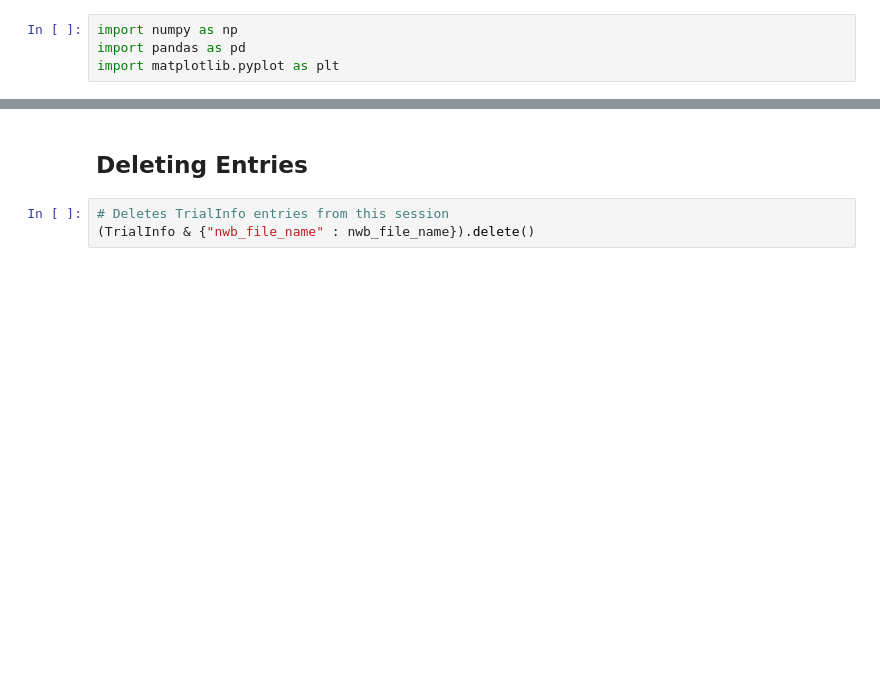
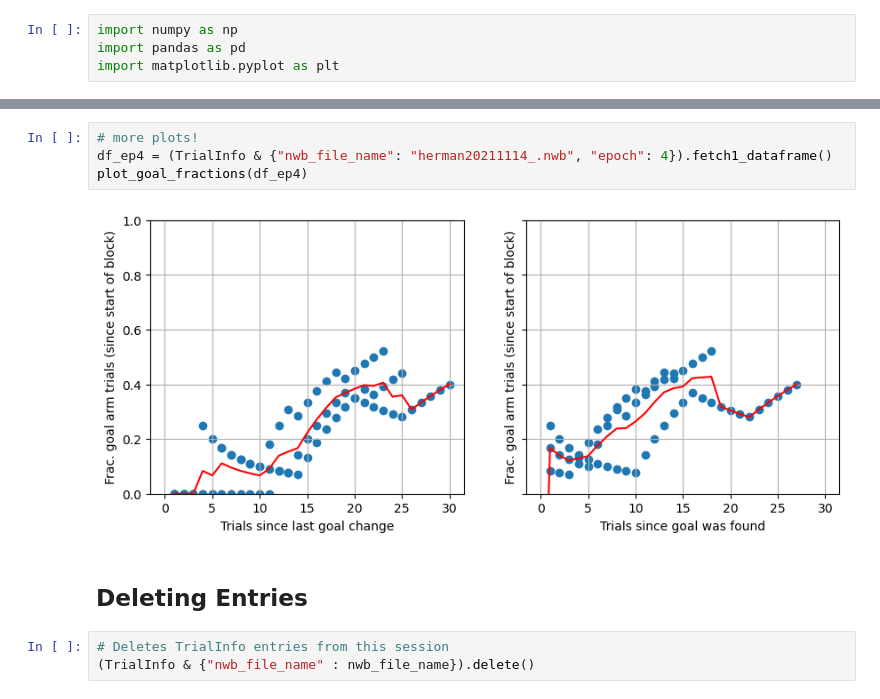
Before and after one commit to gillespielab/gl_spyglass, a Jupyter notebook: notebooks/TrialInfo.ipynb, the cells around one changed output, grey strips where cells are left out. Saved outputs shown, nothing was run; the diff lists cells and outputs as text; blank space fills up the shorter version.

```diff
--- a/notebooks/TrialInfo.ipynb
+++ b/notebooks/TrialInfo.ipynb
@@ -219,3 +226,9 @@ ax2.plot(np.unique(trials_since_found[mask]), avg_goal_fraction)
+# %%
+# more plots!
+df_ep4 = (TrialInfo & {"nwb_file_name": "herman20211114_.nwb", "epoch": 4}).fetch1_dataframe()
+plot_goal_fractions(df_ep4)
+# %% [output]
+[figure, added]
 # %% [markdown]
 ## Deleting Entries
 # %%
```
Also changed, not shown: parts of 12 cells of this notebook.
